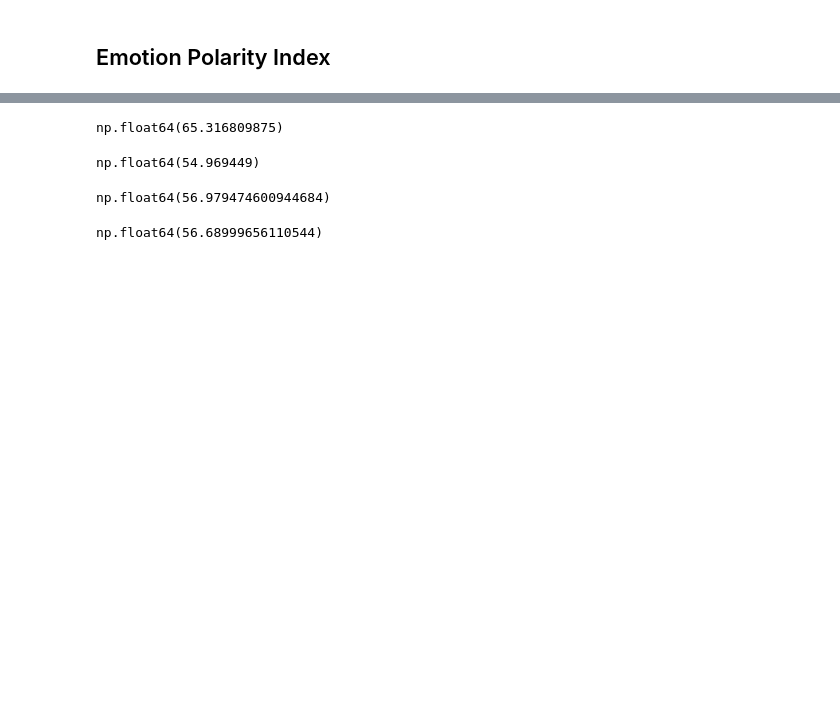
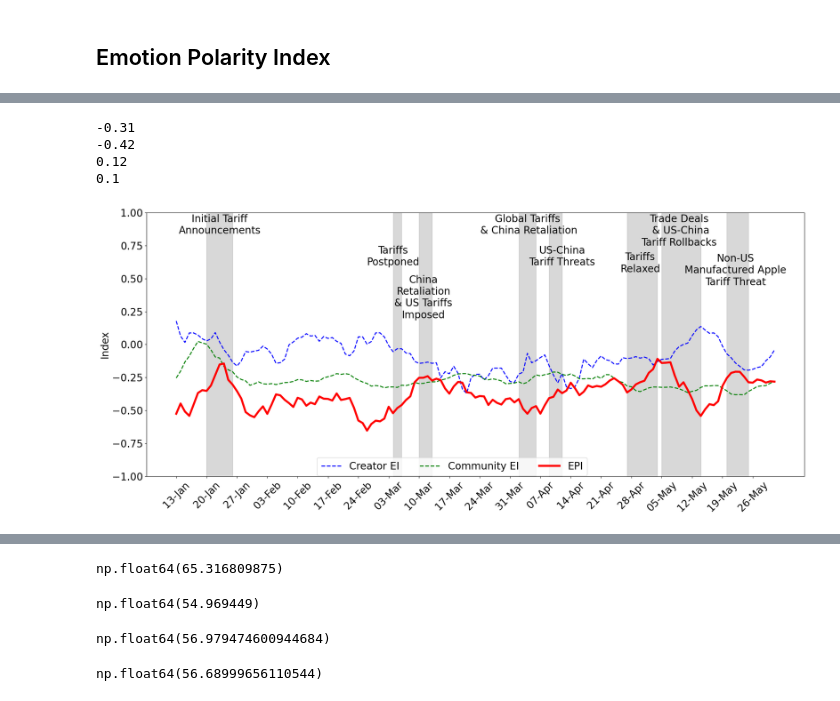
Before and after one commit to isom-ds/youtube-emotion-financial-modelling, a Jupyter notebook: 300_index_module.ipynb, the cells around one changed output, grey strips where cells are left out. Drawn from its saved outputs; the diff is of its cells as text; code cells hidden in the pictures; blank space fills up the shorter version.

```diff
--- a/300_index_module.ipynb
+++ b/300_index_module.ipynb
@@ -281,0 +698,29 @@ epi_plot(
+# %%
+# Calculate mean for key moments 2dp
+print(np.round(np.mean(df_key_moments['epi']), 2))
+
+# Calculate mean for non-key moments
+print(np.round(np.mean(df_not_key_moments['epi']), 2))
+
+# Calculate sd for key moments
+print(np.round(np.std(df_key_moments['epi']), 2))
+
+# Calculate sd for non-key moments
+print(np.round(np.std(df_not_key_moments['epi']), 2))
+# %% [output]
+-0.31
+-0.42
+0.12
+0.1
+# %%
+# Create rolling 3-day window averages for df_epi
+df_epi_MA3 = df_epi.copy()
+df_epi_MA3['ei_creator'] = df_epi['ei_creator'].rolling(window=7).mean()
+df_epi_MA3['ei_community'] = df_epi['ei_community'].rolling(window=7).mean()
+df_epi_MA3['epi'] = df_epi['epi'].rolling(window=7).mean()
+
+epi_plot(
+    df_epi_MA3
+)
+# %% [output]
+[figure, added]
```
Also changed, not shown: parts of 53 cells of this notebook.
